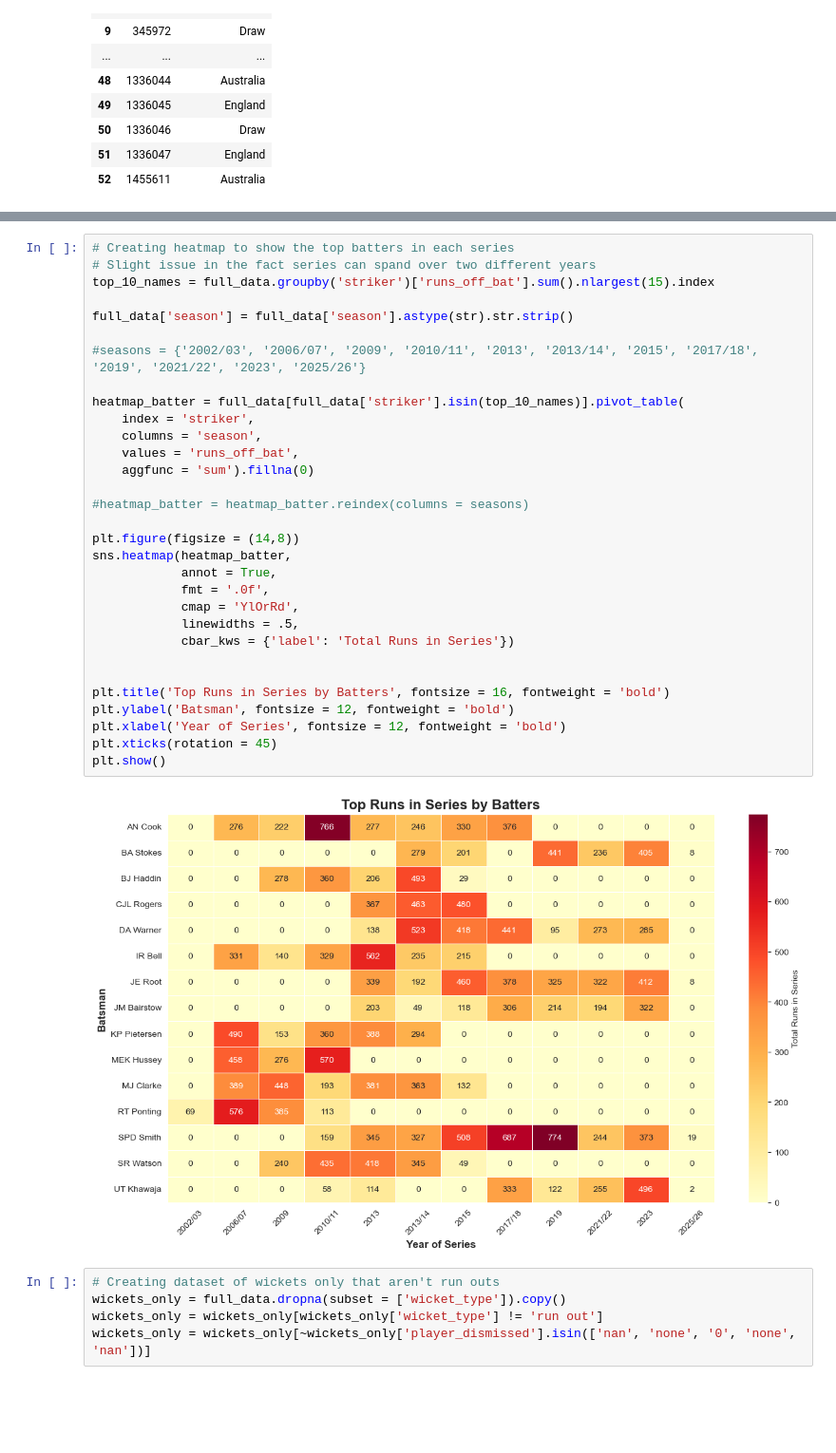
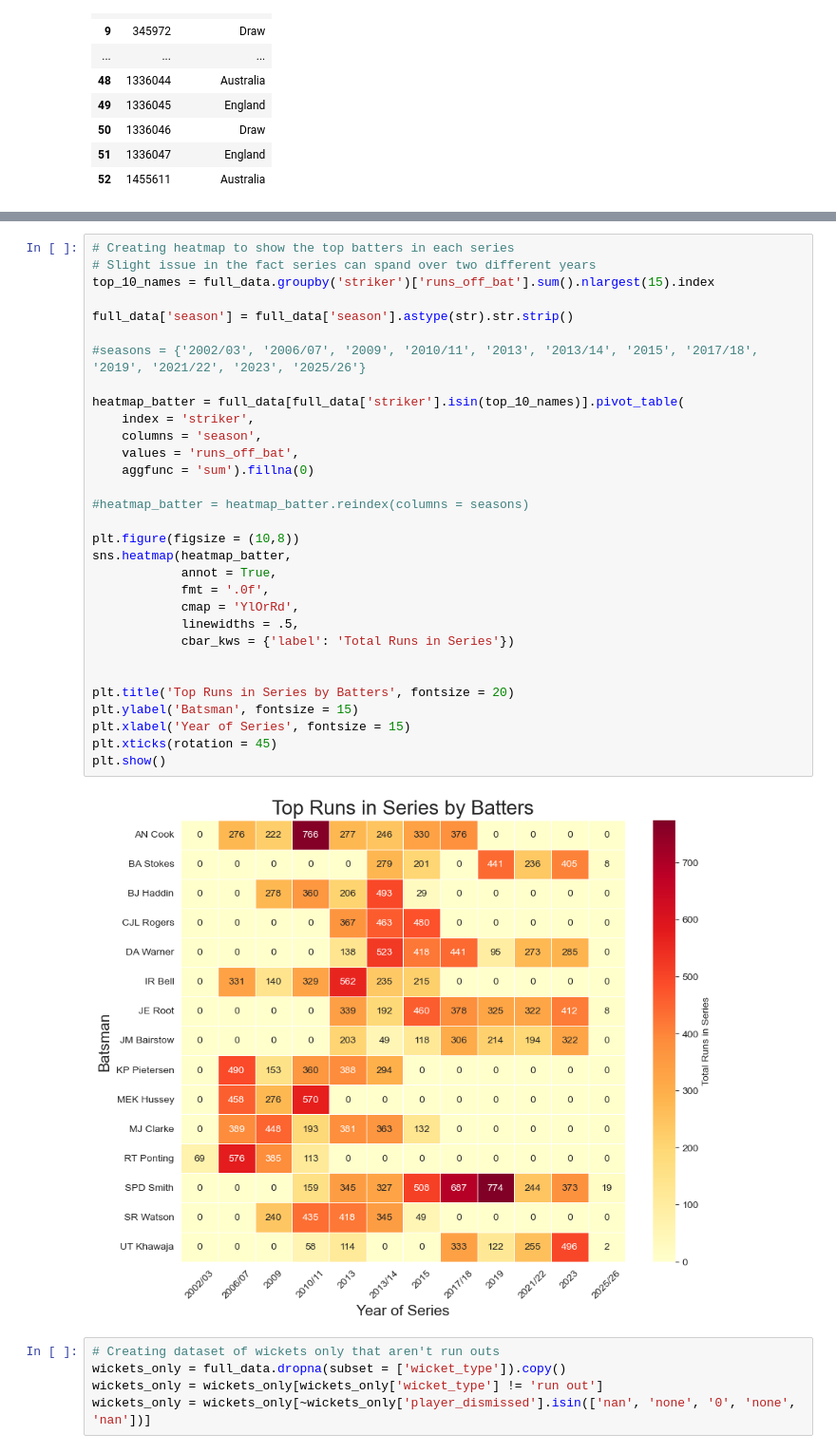
Before and after one commit to zoeh6176-sketch/Programming-Assessment, a Jupyter notebook: Untitled.ipynb, the cells around one changed output, grey strips where cells are left out. Shown at 95% size. Drawn from its saved outputs; the diff is of its cells as text; blank space fills up the shorter version.

```diff
--- a/Untitled.ipynb
+++ b/Untitled.ipynb
@@ -367,36 +376,36 @@ plt.show()
 # %%
 # Creating heatmap to show the top batters in each series
 # Slight issue in the fact series can spand over two different years
 top_10_names = full_data.groupby('striker')['runs_off_bat'].sum().nlargest(15).index
 
 full_data['season'] = full_data['season'].astype(str).str.strip()
 
 #seasons = {'2002/03', '2006/07', '2009', '2010/11', '2013', '2013/14', '2015', '2017/18', '2019', '2021/22', '2023', '2025/26'}
 
 heatmap_batter = full_data[full_data['striker'].isin(top_10_names)].pivot_table(
     index = 'striker',
     columns = 'season',
     values = 'runs_off_bat',
     aggfunc = 'sum').fillna(0)
 
 #heatmap_batter = heatmap_batter.reindex(columns = seasons)
 
-plt.figure(figsize = (14,8))
+plt.figure(figsize = (10,8))
 sns.heatmap(heatmap_batter,
             annot = True,
             fmt = '.0f',
             cmap = 'YlOrRd',
             linewidths = .5,
             cbar_kws = {'label': 'Total Runs in Series'})
 
 
-plt.title('Top Runs in Series by Batters', fontsize = 16, fontweight = 'bold')
-plt.ylabel('Batsman', fontsize = 12, fontweight = 'bold')
-plt.xlabel('Year of Series', fontsize = 12, fontweight = 'bold')
+plt.title('Top Runs in Series by Batters', fontsize = 20)
+plt.ylabel('Batsman', fontsize = 15)
+plt.xlabel('Year of Series', fontsize = 15)
 plt.xticks(rotation = 45)
 plt.show()
 # %% [output]
-[figure, old version]
+[figure, new version]
 # %%
 # Creating dataset of wickets only that aren't run outs
 wickets_only = full_data.dropna(subset = ['wicket_type']).copy()
```
Also changed, not shown: parts of 10 cells of this notebook.
